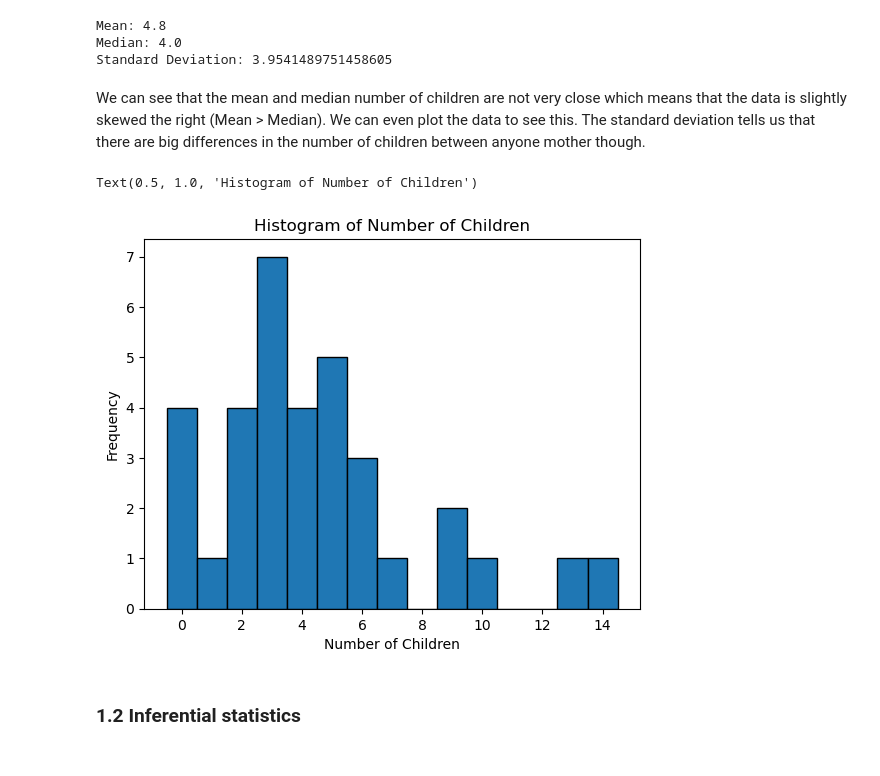
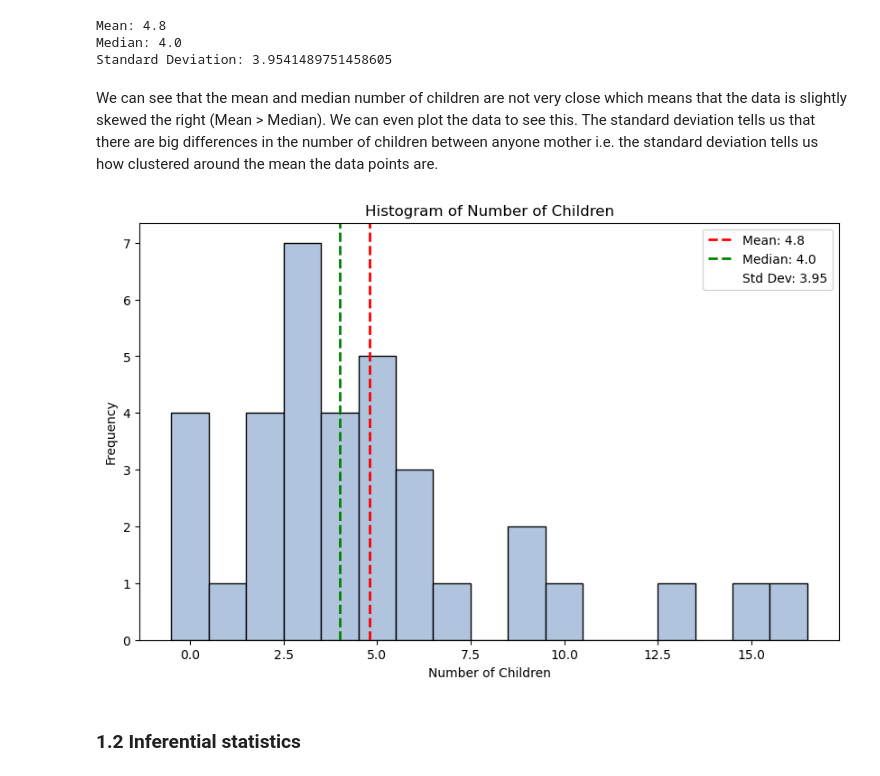
Before and after one commit to segunlonge/Foundational-Mathematics-for-Data-Scientists, a Jupyter notebook: Mathematics_Data_Science_Foundation.ipynb, the cells around one changed output. Saved outputs shown, nothing was run; the diff lists cells and outputs as text; code cells hidden in the pictures.

```diff
--- a/Mathematics_Data_Science_Foundation.ipynb
+++ b/Mathematics_Data_Science_Foundation.ipynb
@@ -43,22 +43,44 @@ Mean: 4.8
 Median: 4.0
 Standard Deviation: 3.9541489751458605
 # %% [markdown]
-We can see that the mean and median number of children are not very close which means that the data is slightly skewed the right (Mean > Median). We can even plot the data to see this. The standard deviation tells us that there are big differences in the number of children between anyone mother though.
+We can see that the mean and median number of children are not very close which means that the data is slightly skewed the right (Mean > Median). We can even plot the data to see this. The standard deviation tells us that there are big differences in the number of children between anyone mother i.e. the standard deviation tells us how clustered around the mean the data points are.
 # %%
 import matplotlib.pyplot as plt
 
-# Extract list of values
+# Your data
+numofchildren = {'Values': [0,4,0,2,3,3,0,4,7,1,9,4,3,2,3,2,16,6,0,13,6,6,5,9,10,5,4,3,3,5,2,3,5,15,5]}
 values = numofchildren['Values']
-#print(values)
+
+# statistics
+mean_val = 4.8
+median_val = 4.0
+std_val = 3.95
 
 # Plot the histogram
-plt.hist(values, bins=range(0, max(values)), edgecolor='black', align='left')
+plt.figure(figsize=(10, 6))
+plt.hist(values, bins=range(0, int(max(values)) + 2), edgecolor='black', align='left', color='lightsteelblue')
+
+# Add a vertical line for the Mean
+plt.axvline(mean_val, color='red', linestyle='dashed', linewidth=2, label=f'Mean: {mean_val}')
+
+# Add a vertical line for the Median
+plt.axvline(median_val, color='green', linestyle='dashed', linewidth=2, label=f'Median: {median_val}')
+
+# Add the Standard Deviation to the legend
+# Create a "blank" plot entry just to show the text in the legend
+plt.plot([], [], ' ', label=f'Std Dev: {std_val}')
+
+# Labeling the graph
 plt.xlabel("Number of Children")
 plt.ylabel("Frequency")
 plt.title("Histogram of Number of Children")
+
+# Show the legend so we can see what the lines represent
+plt.legend()
+
+plt.show()
 # %% [output]
-Text(0.5, 1.0, 'Histogram of Number of Children')
-[figure, old version]
+[figure, new version]
 # %% [markdown]
 ### 1.2 Inferential statistics
 # %% [markdown]
```
Also changed, not shown: parts of 3 cells of this notebook.
